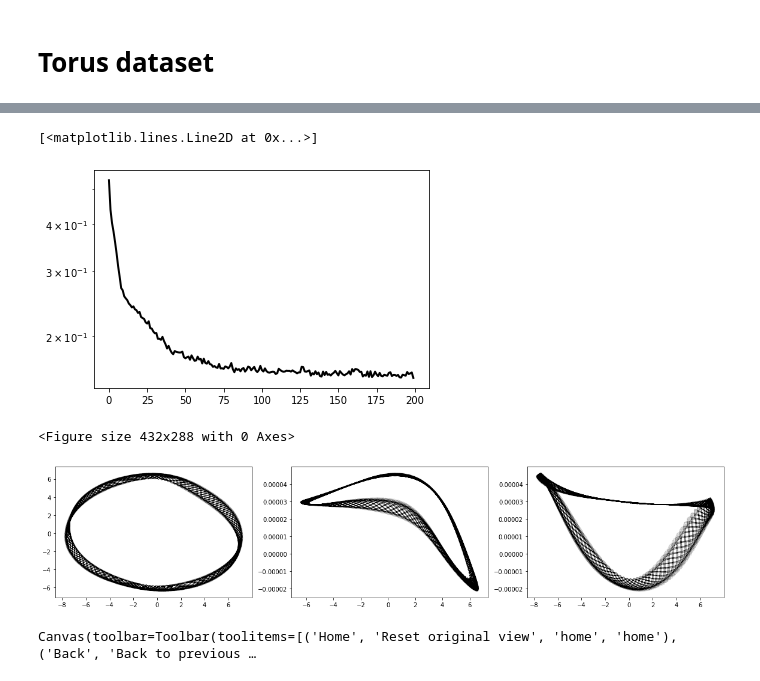
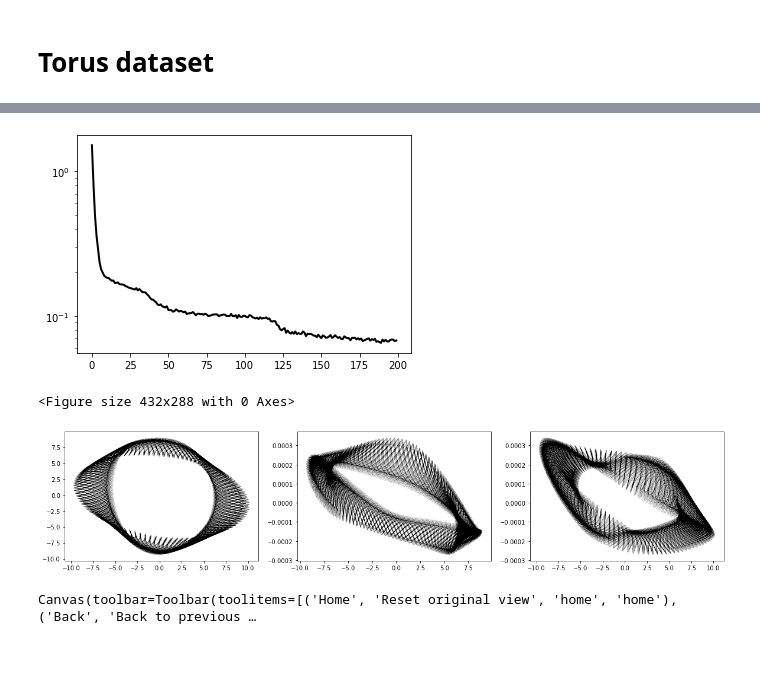
Before and after one commit to williamgilpin/fnn, a Jupyter notebook: demos.ipynb, the cells around one changed output, grey strips where cells are left out. Drawn from its saved outputs; the diff is of its cells as text; code cells hidden in the pictures; blank space fills up the shorter version.

```diff
--- a/demos.ipynb
+++ b/demos.ipynb
@@ -160,8 +146,8 @@ plt.plot(obs[:1000], linewidth=1)
 [figure]
 # %%
-model = LSTMEmbedding(10,
-                     time_window=10,
-                     latent_regularizer=FNN(1.0),
+model = MLPEmbedding(10,
+                     time_window=20,
+                     latent_regularizer=FNN(1e-1),
                      random_state=0
                      )
 coords = model.fit_transform(obs[:5000])
@@ -189,7 +168,6 @@ To silence this warning, decorate the function with @tf.autograph.experimental.d
+[figure, new version]
-[<matplotlib.lines.Line2D at 0x...>]
+<Figure size 432x288 with 0 Axes>
-[figure, old version]
-<Figure size 432x288 with 0 Axes>
-[figure, old version]
+[figure, new version]
 # %%
 # View interactive plot in 3D. Requires working mplot3d installation
 %matplotlib widget
```
Also changed, not shown: parts of 7 cells of this notebook, 3 other files.
